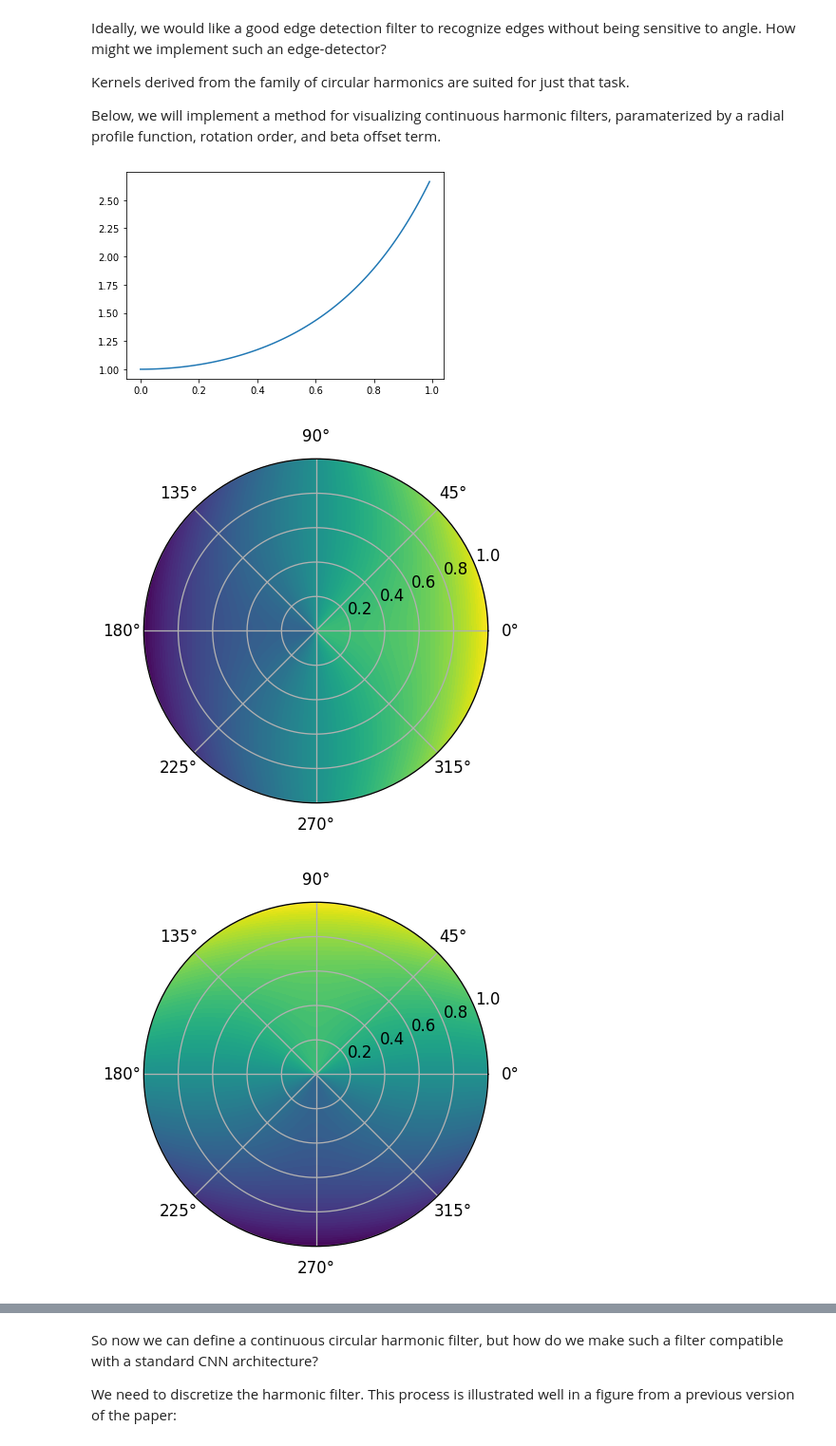
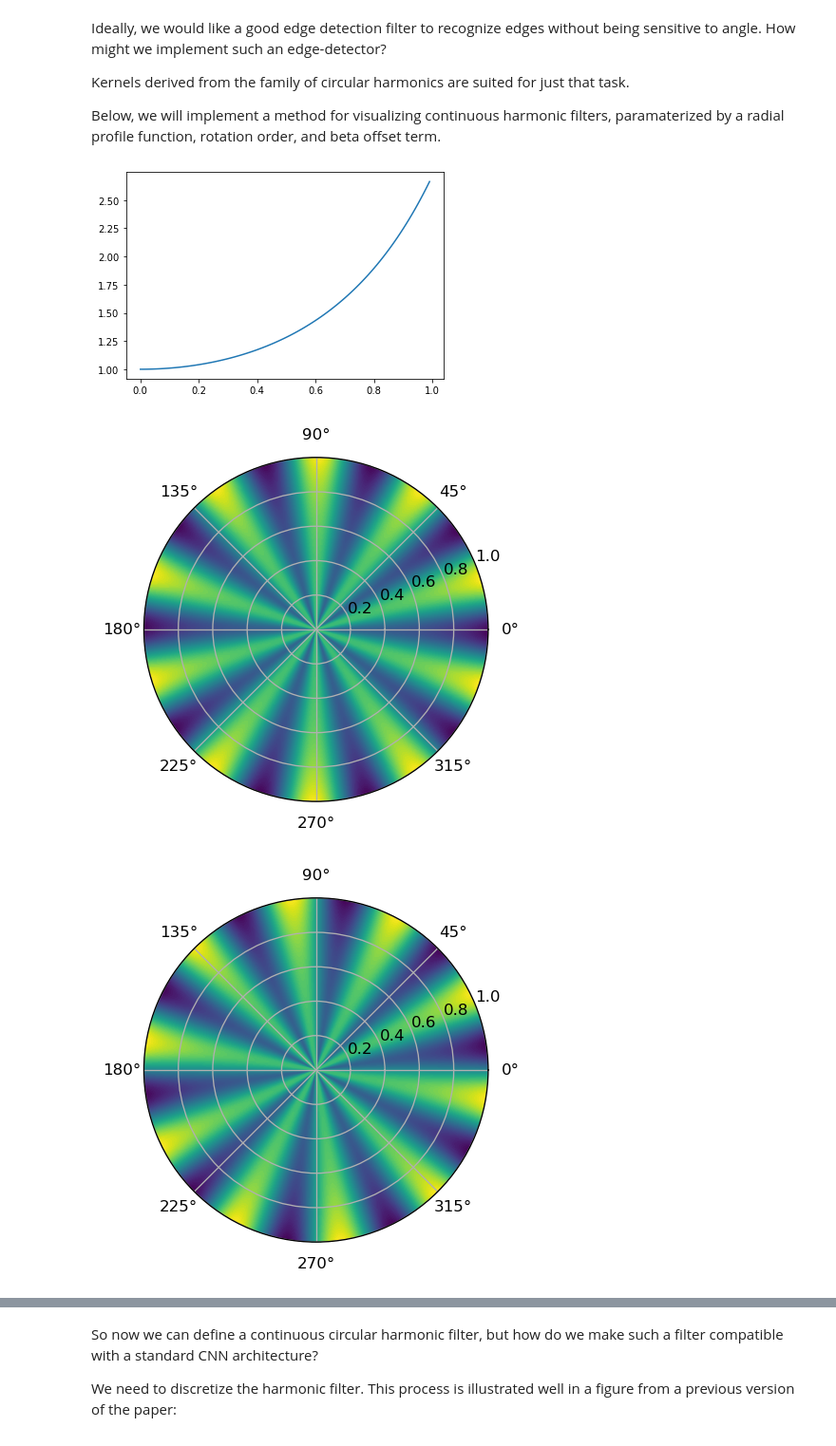
Before and after one commit to UMT-CSCI-591-Deep-Learning-2022/HNET_exercises, a Jupyter notebook: HNET.ipynb, the cells around one changed output, grey strips where cells are left out. Shown at 95% size. Cells and saved outputs as stored; diff of their text form; code cells hidden in the pictures.

```diff
--- a/HNET.ipynb
+++ b/HNET.ipynb
@@ -88,32 +90,32 @@ Kernels derived from the family of circular harmonics are suited for just that t
 Below, we will implement a method for visualizing continuous harmonic filters, paramaterized by a radial profile function, rotation order, and beta offset term.
 # %%
 def visualize_polar_filter(radial_profile, order, offset):
-  rlist=np.arange(0,1.01,0.01)
-  thetalist = np.arange(0, 2*np.pi, np.pi/400)
-  rmesh, thetamesh = np.meshgrid(rlist, thetalist)
+    rlist=np.arange(0,1.01,0.01)
+    thetalist = np.arange(0, 2*np.pi, np.pi/400)
+    rmesh, thetamesh = np.meshgrid(rlist, thetalist)
 
-  # TODO: What functions 'f' should be in the list below?
-  # HINT: Think Euler's identity
-  for f in [None, None]:
-    full_function = f(order*thetamesh - offset)*radial_profile(rmesh)
+    # TODO: What functions 'f' should be in the list below?
+    # HINT: Think Euler's identity
+    for f in [np.cos, np.sin]:
+        full_function = f(order*thetamesh - offset)*radial_profile(rmesh)
 
-    fig,ax = plt.subplots(dpi=120,subplot_kw=dict(projection='polar'))
-    ax.contourf(thetamesh,rmesh,full_function,100)
-    plt.show()
+        fig,ax = plt.subplots(dpi=120,subplot_kw=dict(projection='polar'))
+        ax.contourf(thetamesh,rmesh,full_function,100)
+        plt.show()
 
 def visualize_radial_profile(f):
-  X = np.arange(0,1,0.01)
-  y = [f(x) for x in X]
-  plt.plot(X,y)
+    X = np.arange(0,1,0.01)
+    y = [f(x) for x in X]
+    plt.plot(X,y)
 
 def R(r):
-  return np.e**(r**2)
+    return np.e**(r**2)
 
 visualize_radial_profile(R)
-visualize_polar_filter(R, 1, 0)
+visualize_polar_filter(R, 10, 3)
 # %% [output]
 [figure]
-[figure, old version]
+[figure, new version]
-[figure, old version]
+[figure, new version]
 # %% [markdown]
 **Activity: Generate various harmonic filters with different radial profiles, rotation orders, and beta offset values. How do each of these elements affect the resulting harmonic filter?**
```
Also changed, not shown: parts of 13 cells of this notebook.
